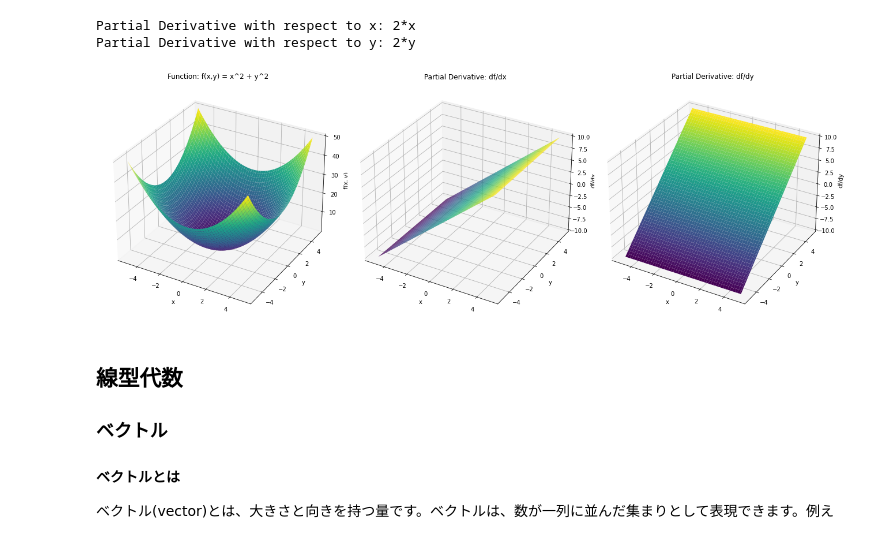
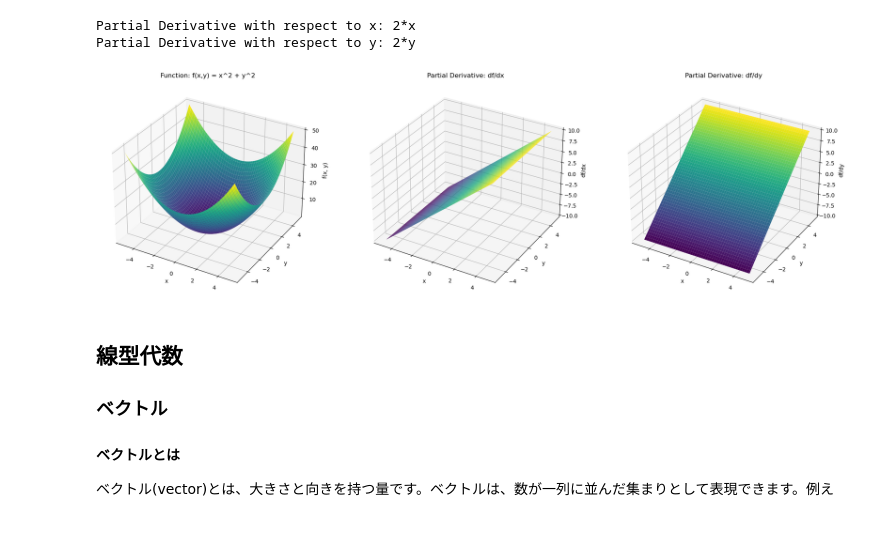
Before and after one commit to lvzeyu/css_nlp, a Jupyter notebook: _sources/notebook/math_basis.ipynb, the cells around one changed output. Cells and saved outputs as stored; diff of their text form; code cells hidden in the pictures.

```diff
--- a/_sources/notebook/math_basis.ipynb
+++ b/_sources/notebook/math_basis.ipynb
@@ -179,36 +191,36 @@ Z = X**2 + Y**2
 Zx = 2*X
 Zy = 2*Y
 
-fig = plt.figure(figsize=(18, 6))
+fig = plt.figure(figsize=(20, 6))
 
 # Original Function
 ax1 = fig.add_subplot(1, 3, 1, projection='3d')
 ax1.plot_surface(X, Y, Z, cmap='viridis')
 ax1.set_title("Function: f(x,y) = x^2 + y^2")
 ax1.set_xlabel('x')
 ax1.set_ylabel('y')
 ax1.set_zlabel('f(x, y)')
 
 # Partial Derivative with respect to x
 ax2 = fig.add_subplot(1, 3, 2, projection='3d')
 ax2.plot_surface(X, Y, Zx, cmap='viridis')
 ax2.set_title("Partial Derivative: df/dx")
 ax2.set_xlabel('x')
 ax2.set_ylabel('y')
 ax2.set_zlabel('df/dx')
 
 # Partial Derivative with respect to y
 ax3 = fig.add_subplot(1, 3, 3, projection='3d')
 ax3.plot_surface(X, Y, Zy, cmap='viridis')
 ax3.set_title("Partial Derivative: df/dy")
 ax3.set_xlabel('x')
 ax3.set_ylabel('y')
 ax3.set_zlabel('df/dy')
 
 plt.tight_layout()
 plt.show()
 # %% [output]
-[figure, old version]
+[figure, new version]
 # %% [markdown]
 ## 線型代数
 
```
Also changed, not shown: parts of 1 cell of this notebook, 3 other files.
